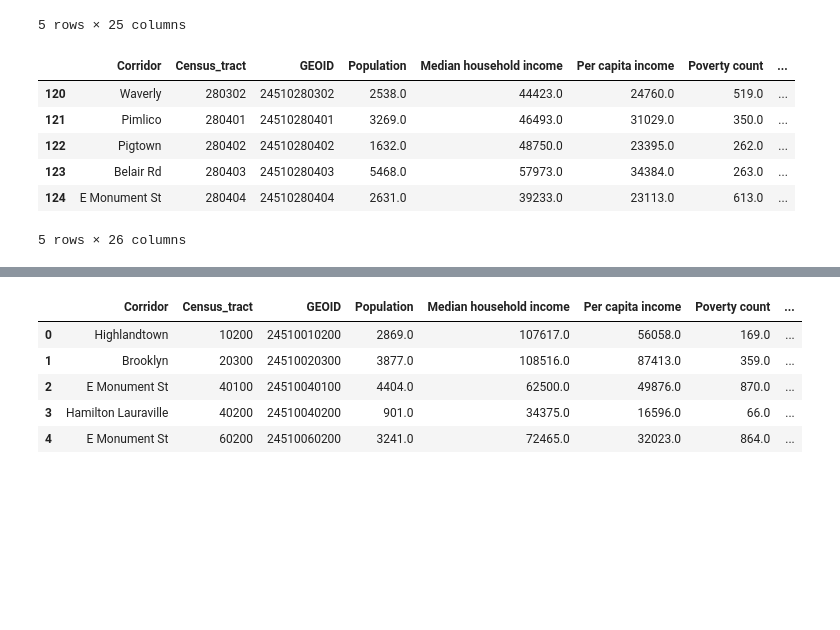
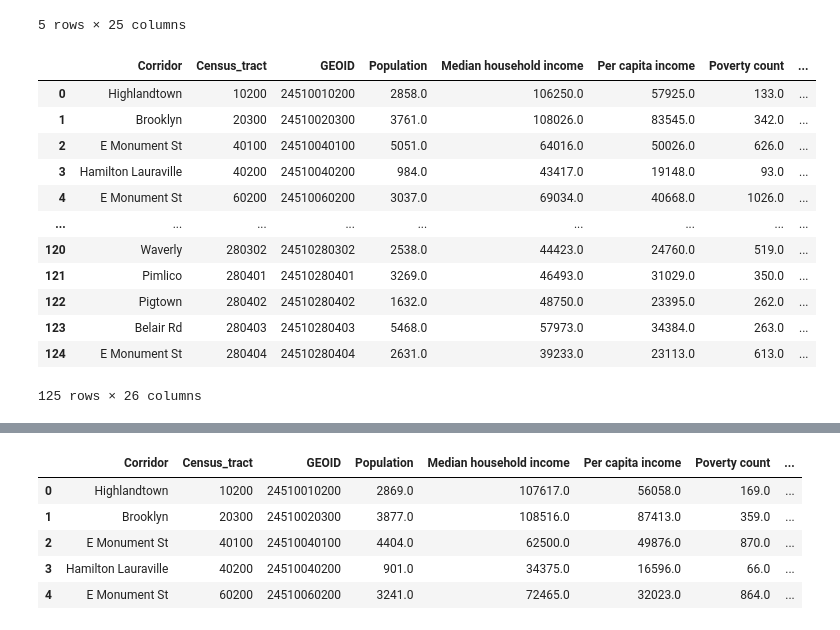
Before and after one commit to Jenkir/Land_Use_Commitee_CC_Analysis, a Jupyter notebook: corridor_plots_practice.ipynb, the cells around one changed output, grey strips where cells are left out. Drawn from its saved outputs; the diff is of its cells as text; code cells hidden in the pictures; blank space fills up the shorter version.

```diff
--- a/corridor_plots_practice.ipynb
+++ b/corridor_plots_practice.ipynb
@@ -294,12 +280,18 @@ df_2019.head()
 5 rows × 25 columns
 # %%
 df_2019['Year']= "2019"
-df_2019.tail()
+df_2019
 # %% [output]
 |  | Corridor | Census_tract | GEOID | Population | Median household income | Per capita income | Poverty count | ... |
+| 0 | Highlandtown | 10200 | 24510010200 | 2858.0 | 106250.0 | 57925.0 | 133.0 | ... |
+| 1 | Brooklyn | 20300 | 24510020300 | 3761.0 | 108026.0 | 83545.0 | 342.0 | ... |
+| 2 | E Monument St | 40100 | 24510040100 | 5051.0 | 64016.0 | 50026.0 | 626.0 | ... |
+| 3 | Hamilton Lauraville | 40200 | 24510040200 | 984.0 | 43417.0 | 19148.0 | 93.0 | ... |
+| 4 | E Monument St | 60200 | 24510060200 | 3037.0 | 69034.0 | 40668.0 | 1026.0 | ... |
+| ... | ... | ... | ... | ... | ... | ... | ... | ... |
 | 120 | Waverly | 280302 | 24510280302 | 2538.0 | 44423.0 | 24760.0 | 519.0 | ... |
 | 121 | Pimlico | 280401 | 24510280401 | 3269.0 | 46493.0 | 31029.0 | 350.0 | ... |
 | 122 | Pigtown | 280402 | 24510280402 | 1632.0 | 48750.0 | 23395.0 | 262.0 | ... |
 | 123 | Belair Rd | 280403 | 24510280403 | 5468.0 | 57973.0 | 34384.0 | 263.0 | ... |
 | 124 | E Monument St | 280404 | 24510280404 | 2631.0 | 39233.0 | 23113.0 | 613.0 | ... |
-5 rows × 26 columns
+125 rows × 26 columns
```
Also changed, not shown: parts of 18 cells of this notebook.
